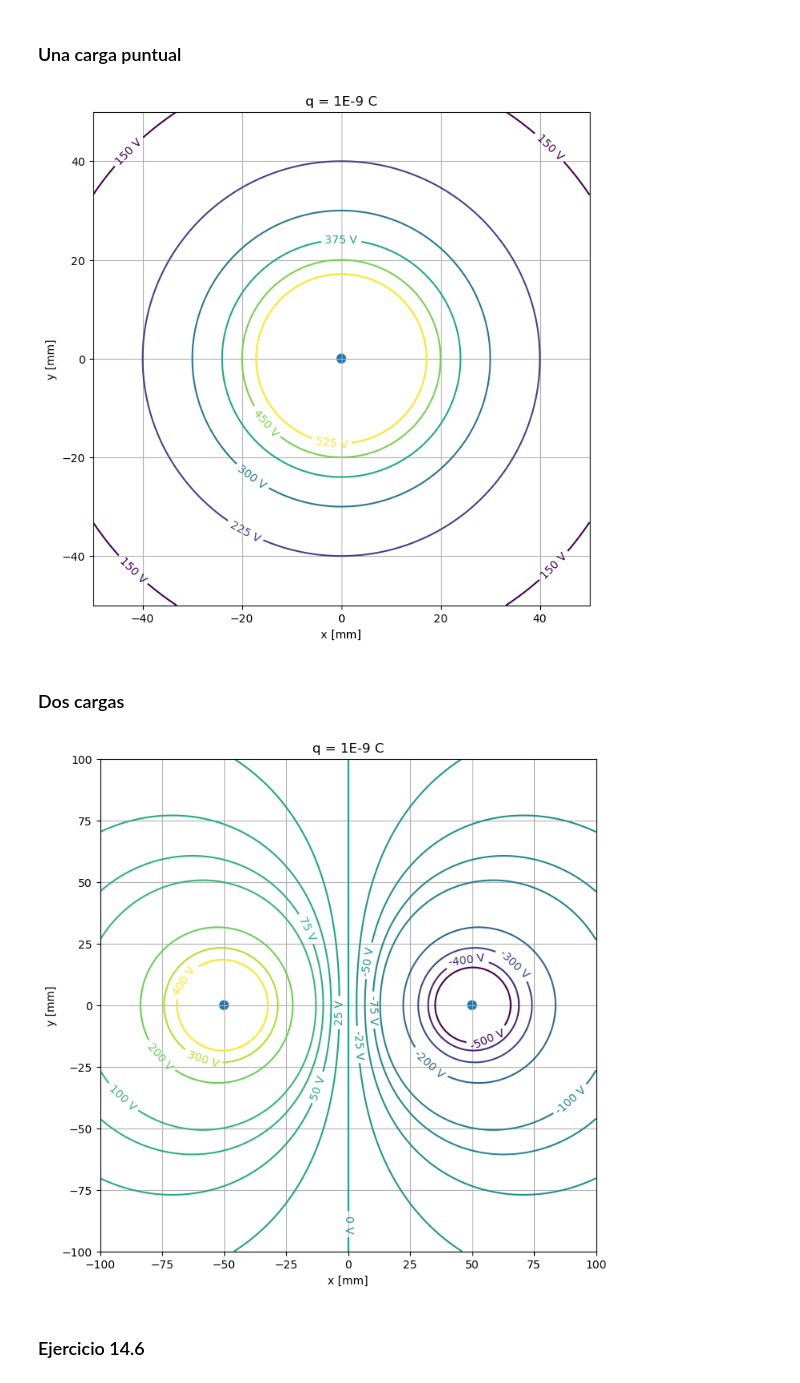
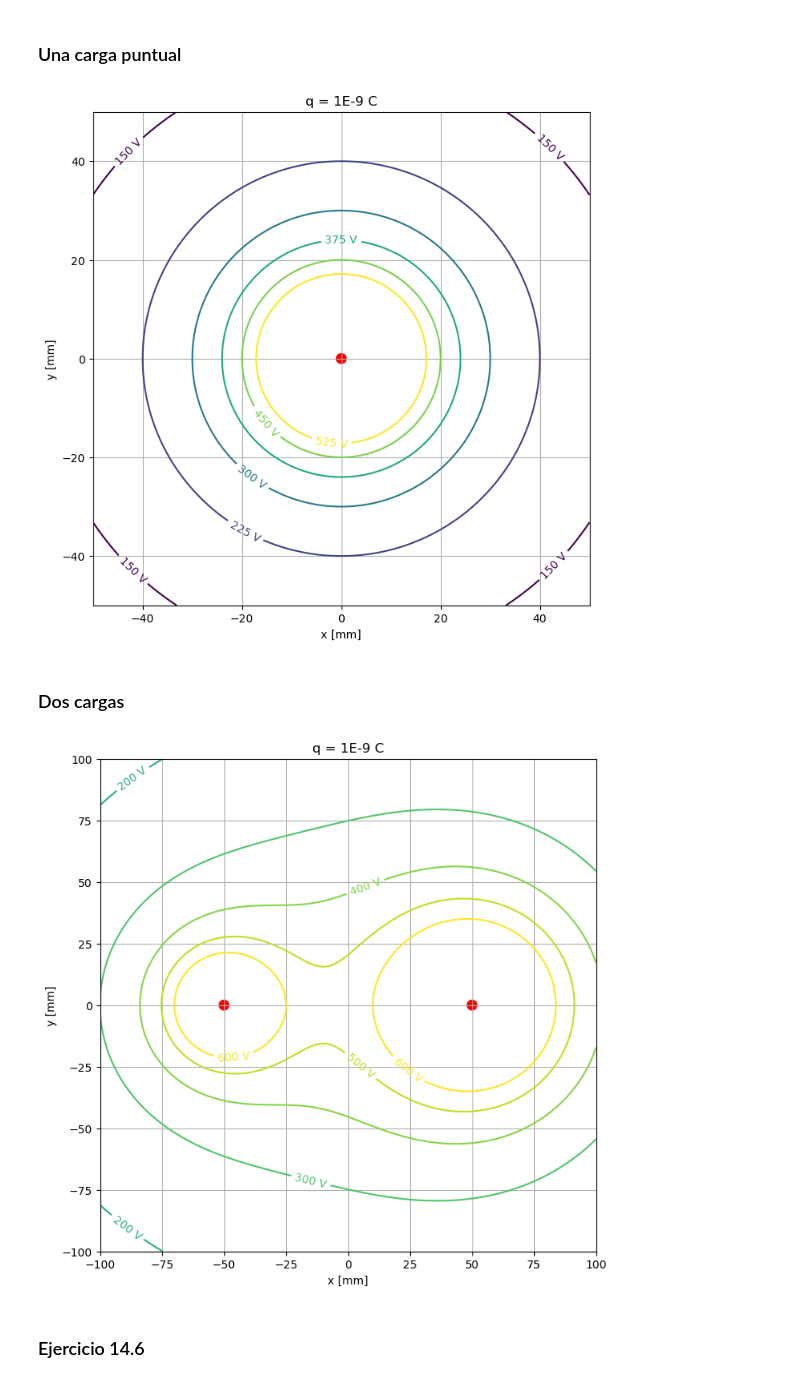
Before and after one commit to epplugins/UTN, a Jupyter notebook: electromagnetismo/em_potencial.ipynb, the cells around one changed output. Drawn from its saved outputs; the diff is of its cells as text; code cells hidden in the pictures.

```diff
--- a/electromagnetismo/em_potencial.ipynb
+++ b/electromagnetismo/em_potencial.ipynb
@@ -19,7 +19,7 @@ def fmt(x):
     return rf"{s} V" if plt.rcParams["text.usetex"] else f"{s} V"
 
 def P_puntuales(cargas, dim, levels = 5, roi=(0,0,0), figsize=(6,6), titulo='Título',
-                EF = False, density=1):
+                EF = False, density=1, dq=0.02):
     x = np.arange(-dim, dim+1)
     y = np.arange(-dim, dim+1)
     X, Y = np.meshgrid(x, y)
@@ -32,21 +32,26 @@ def P_puntuales(cargas, dim, levels = 5, roi=(0,0,0), figsize=(6,6), titulo='Tí
         V = V + 9E9 * 1000 * q / D
 
     fig, ax = plt.subplots(1, 1, figsize=figsize,facecolor=(1, 1, 1) )
-    CS2 = ax.contour(X, Y, V, levels=levels)
-    ax.clabel(CS2, inline=True, fmt=fmt, fontsize=10)
+    # CS2 = ax.contour(X, Y, V, levels=levels)
+    # ax.clabel(CS2, inline=True, fmt=fmt, fontsize=10)
     ax.set_title(titulo)
     for carga in cargas:
         xq, yq, q = carga
-        circ = plt.Circle((xq,yq), 0.02*dim)
+        circ = plt.Circle((xq,yq), dq*dim, color='red')
         ax.add_patch(circ)
     if roi[2]>0:
         plt.xlim((roi[0], roi[0]+roi[2]))
         plt.ylim((roi[1], roi[1]+roi[2]))
 
     if EF:
+        CS2 = ax.contour(X, Y, V, levels=levels, alpha=0.4)
         E = np.gradient(-1*V)
         ax.streamplot(X, Y, E[1], E[0], linewidth=1, cmap=plt.cm.inferno,
               density=density, arrowstyle='->', arrowsize=1.5)
+    else:
+        CS2 = ax.contour(X, Y, V, levels=levels, alpha=1)
+    ax.clabel(CS2, inline=True, fmt=fmt, fontsize=10)
+
     plt.xlabel('x [mm]')
     plt.ylabel('y [mm]')
     plt.grid()
@@ -68,26 +73,28 @@ EF = False
 density = 0.5
 P = P_puntuales(cargas, 50, levels=levels, figsize=figsize, titulo=titulo, EF=EF, density=density)
 # %% [output]
-[figure, old version]
+[figure, new version]
 # %% [markdown]
 ### Dos cargas
 # %%
 cargas = [
     [-50, 0, 1E-9],
-    [50, 0, -1E-9],
+    [50, 0, 2E-9],
+    # [20, 75, 1E-9],
+
 ]
 levels = np.arange(-500,-100,100)
 levels = np.concatenate([levels, np.arange(-100,100,25)])
-levels = np.concatenate([levels, np.arange(100,500,100)])
+levels = np.concatenate([levels, np.arange(100,700,100)])
 # levels = [150, 200, ,600]
 # levels = 1
 titulo = "q = 1E-9 C"
 figsize = (8,8)
 EF = False
-density = 0.5
+density = 1
 P = P_puntuales(cargas, 100, levels=levels, figsize=figsize, titulo=titulo, EF=EF, density=density)
 # %% [output]
-[figure, old version]
+[figure, new version]
 # %% [markdown]
 ### Ejercicio 14.6
 # %%
```
Also changed, not shown: parts of 10 cells of this notebook.
